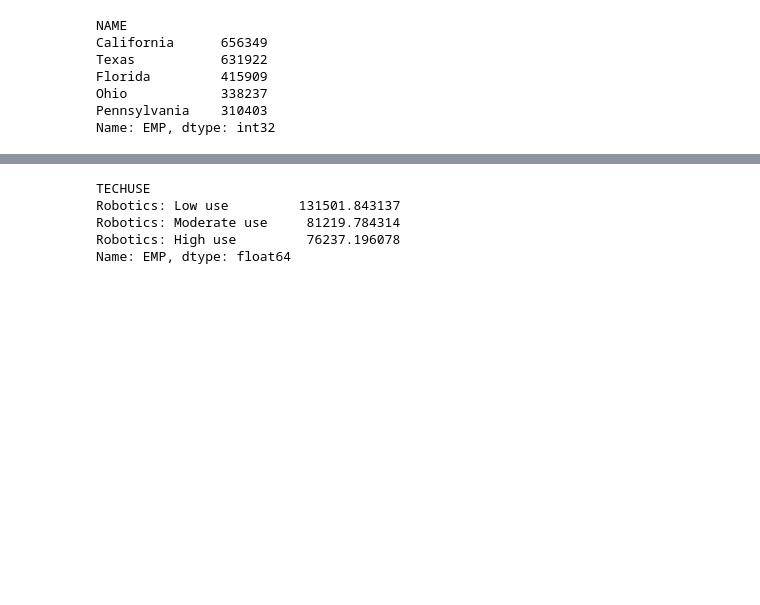
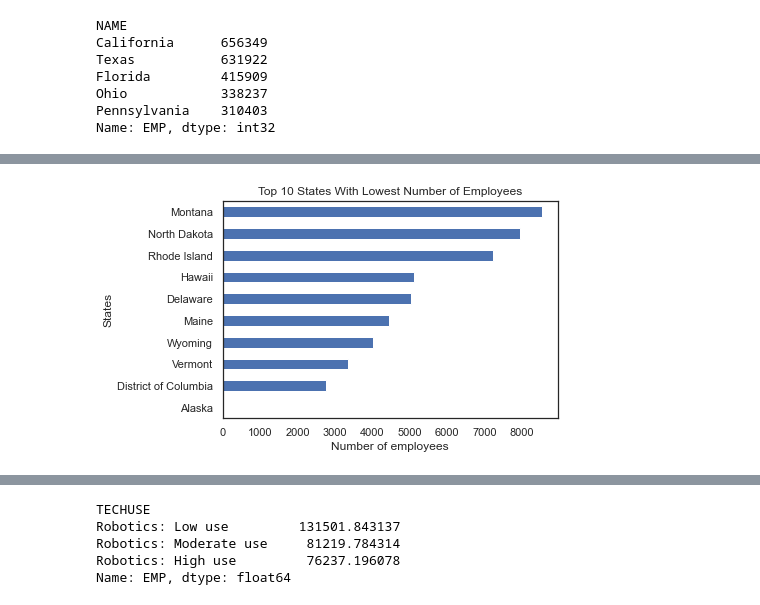
Before and after one commit to OnionYams/M8-Assess, a Jupyter notebook: mikhaela_analysis.ipynb, the cells around one changed output, grey strips where cells are left out. Saved outputs shown, nothing was run; the diff lists cells and outputs as text; code cells hidden in the pictures; blank space fills up the shorter version.

```diff
--- a/mikhaela_analysis.ipynb
+++ b/mikhaela_analysis.ipynb
@@ -162,0 +177,10 @@ Name: EMP, dtype: int32
+# %%
+#viewing the data in a graph
+ax = emp_tech_min[:10].plot(x='NAME', kind="barh")
+sns.set(style="white")
+plt.title('Top 10 States With Lowest Number of Employees')
+plt.xlabel('Number of employees')
+plt.ylabel('States')
+plt.show()
+# %% [output]
+[figure, added]
```
Also changed, not shown: parts of 22 cells of this notebook.
